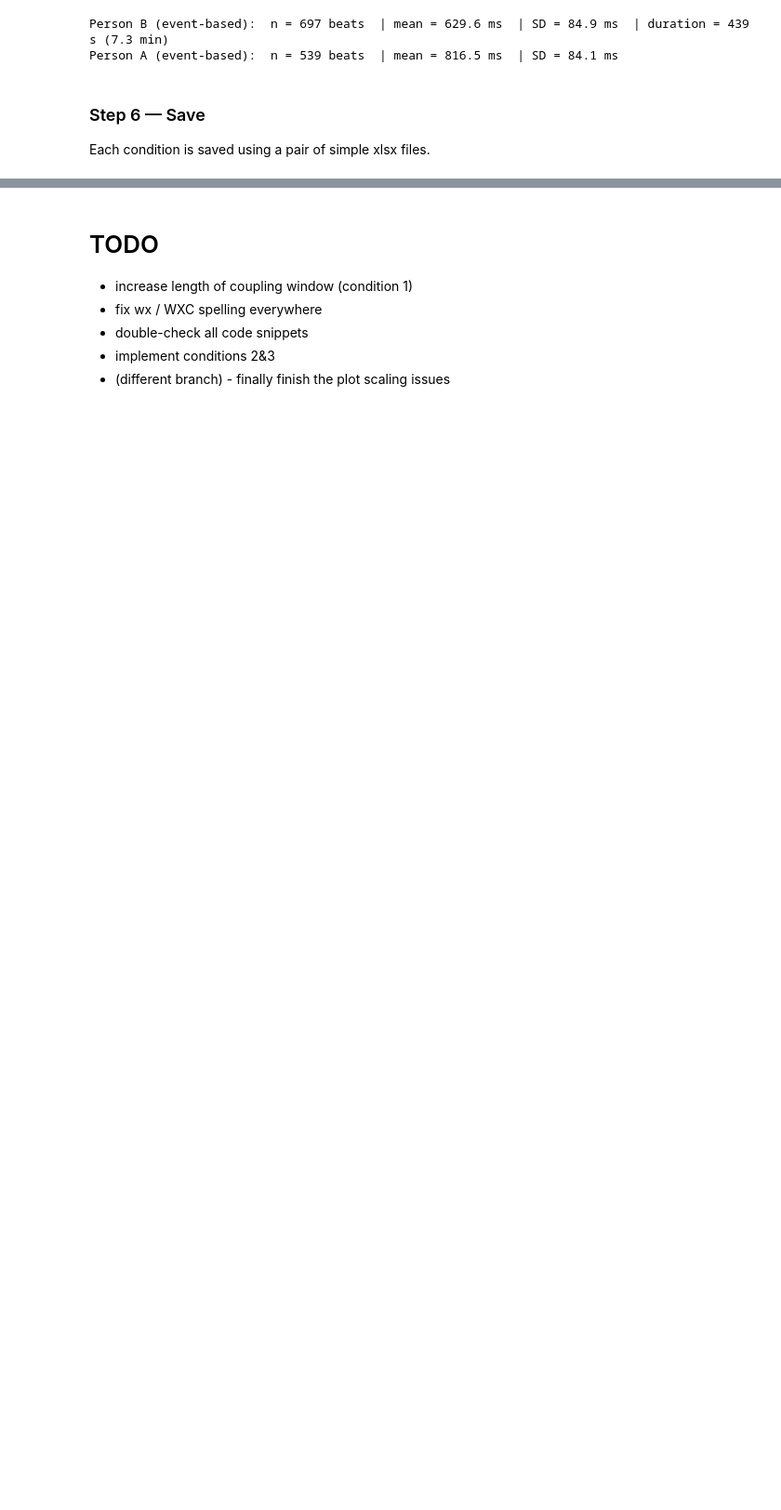
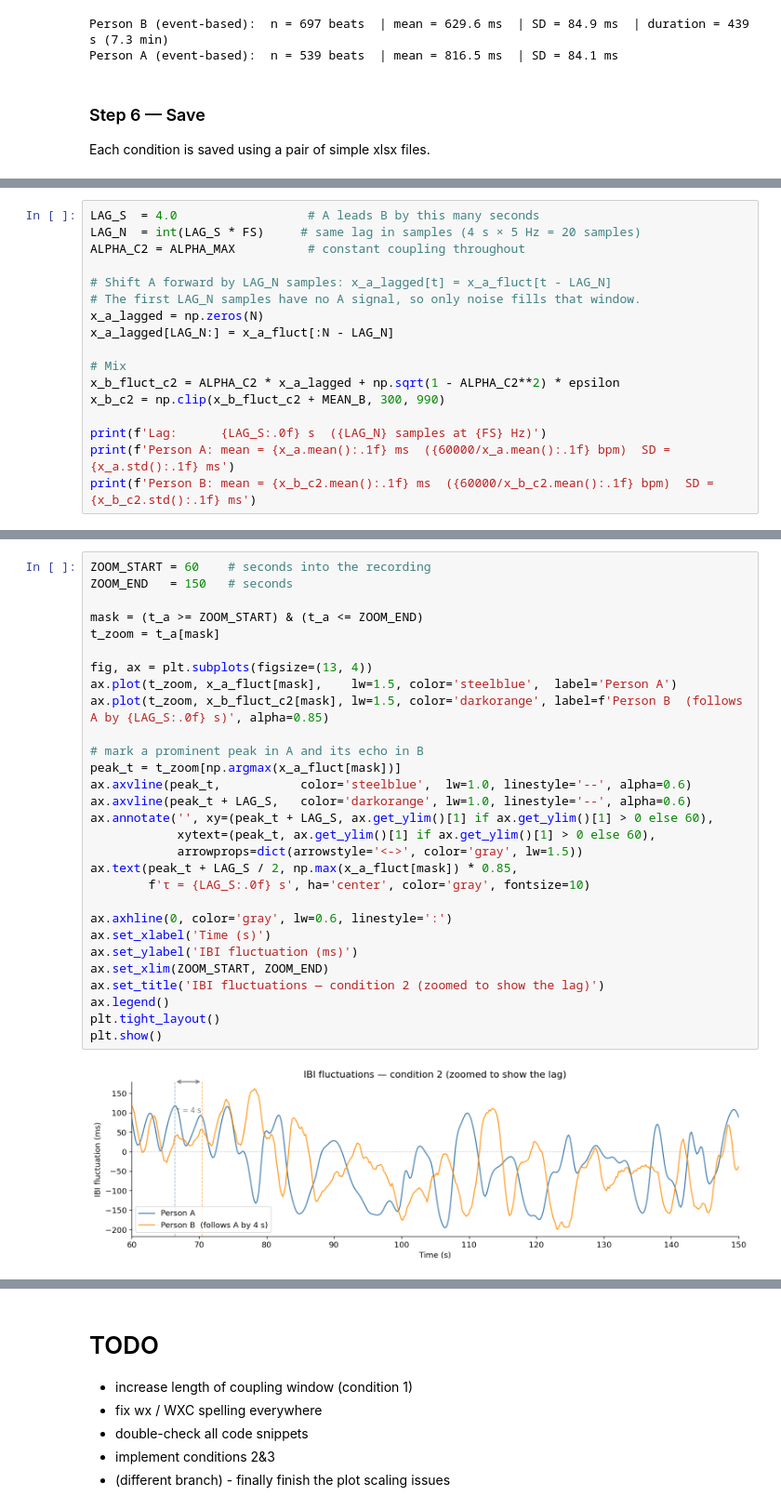
Before and after one commit to wunderwald/wx, a Jupyter notebook: simulated_data/simulated_data.ipynb, the cells around one changed output, grey strips where cells are left out. Shown at 93% size. Drawn from its saved outputs; the diff is of its cells as text; blank space fills up the shorter version.

Commit message:
implemented leader-follower condition

```diff
--- a/simulated_data/simulated_data.ipynb
+++ b/simulated_data/simulated_data.ipynb
@@ -433,0 +451,17 @@ Saved → dyads_simulated/cond1_drifting_coupling/IBI_B.xlsx  (697 beats)
+# %%
+LAG_S  = 4.0                  # A leads B by this many seconds
+LAG_N  = int(LAG_S * FS)     # same lag in samples (4 s × 5 Hz = 20 samples)
+ALPHA_C2 = ALPHA_MAX          # constant coupling throughout
+
+# Shift A forward by LAG_N samples: x_a_lagged[t] = x_a_fluct[t - LAG_N]
+# The first LAG_N samples have no A signal, so only noise fills that window.
+x_a_lagged = np.zeros(N)
+x_a_lagged[LAG_N:] = x_a_fluct[:N - LAG_N]
+
+# Mix
+x_b_fluct_c2 = ALPHA_C2 * x_a_lagged + np.sqrt(1 - ALPHA_C2**2) * epsilon
+x_b_c2 = np.clip(x_b_fluct_c2 + MEAN_B, 300, 990)
+
+print(f'Lag:      {LAG_S:.0f} s  ({LAG_N} samples at {FS} Hz)')
+print(f'Person A: mean = {x_a.mean():.1f} ms  ({60000/x_a.mean():.1f} bpm)  SD = {x_a.std():.1f} ms')
+print(f'Person B: mean = {x_b_c2.mean():.1f} ms  ({60000/x_b_c2.mean():.1f} bpm)  SD = {x_b_c2.std():.1f} ms')
@@ -433,0 +477,31 @@ Saved → dyads_simulated/cond1_drifting_coupling/IBI_B.xlsx  (697 beats)
+# %%
+ZOOM_START = 60    # seconds into the recording
+ZOOM_END   = 150   # seconds
+
+mask = (t_a >= ZOOM_START) & (t_a <= ZOOM_END)
+t_zoom = t_a[mask]
+
+fig, ax = plt.subplots(figsize=(13, 4))
+ax.plot(t_zoom, x_a_fluct[mask],    lw=1.5, color='steelblue',  label='Person A')
+ax.plot(t_zoom, x_b_fluct_c2[mask], lw=1.5, color='darkorange', label=f'Person B  (follows A by {LAG_S:.0f} s)', alpha=0.85)
+
+# mark a prominent peak in A and its echo in B
+peak_t = t_zoom[np.argmax(x_a_fluct[mask])]
+ax.axvline(peak_t,           color='steelblue',  lw=1.0, linestyle='--', alpha=0.6)
+ax.axvline(peak_t + LAG_S,   color='darkorange', lw=1.0, linestyle='--', alpha=0.6)
+ax.annotate('', xy=(peak_t + LAG_S, ax.get_ylim()[1] if ax.get_ylim()[1] > 0 else 60),
+            xytext=(peak_t, ax.get_ylim()[1] if ax.get_ylim()[1] > 0 else 60),
+            arrowprops=dict(arrowstyle='<->', color='gray', lw=1.5))
+ax.text(peak_t + LAG_S / 2, np.max(x_a_fluct[mask]) * 0.85,
+        f'τ = {LAG_S:.0f} s', ha='center', color='gray', fontsize=10)
+
+ax.axhline(0, color='gray', lw=0.6, linestyle=':')
+ax.set_xlabel('Time (s)')
+ax.set_ylabel('IBI fluctuation (ms)')
+ax.set_xlim(ZOOM_START, ZOOM_END)
+ax.set_title('IBI fluctuations — condition 2 (zoomed to show the lag)')
+ax.legend()
+plt.tight_layout()
+plt.show()
+# %% [output]
+[figure, added]
```
Also changed, not shown: parts of 7 cells of this notebook, 6 other files.
